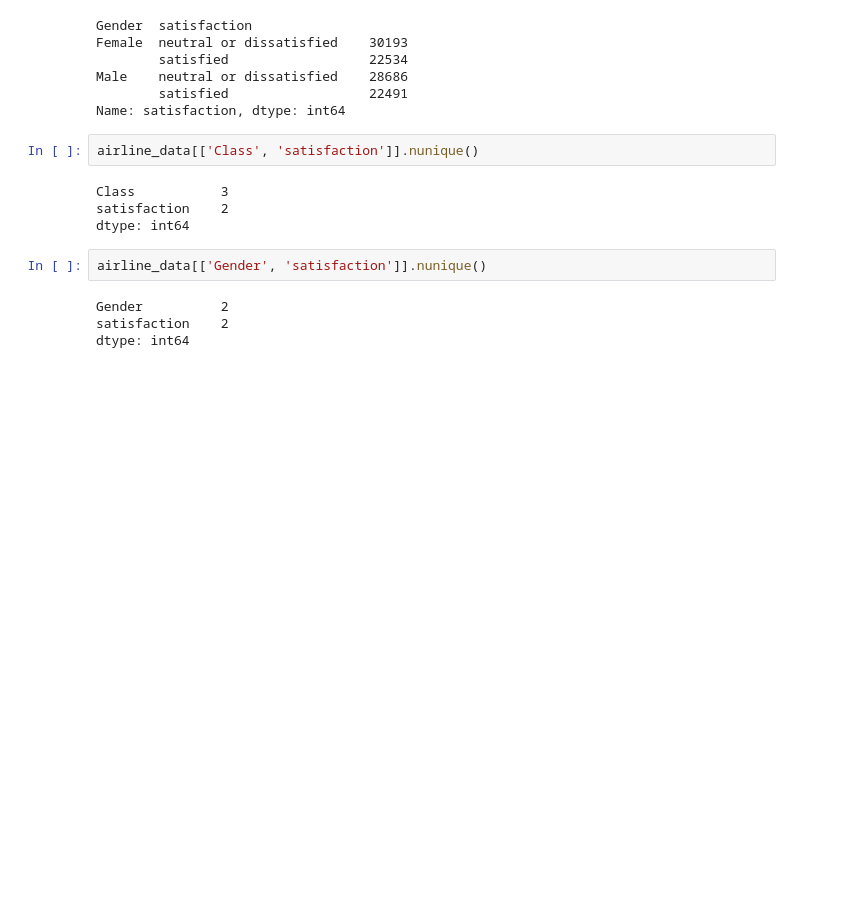
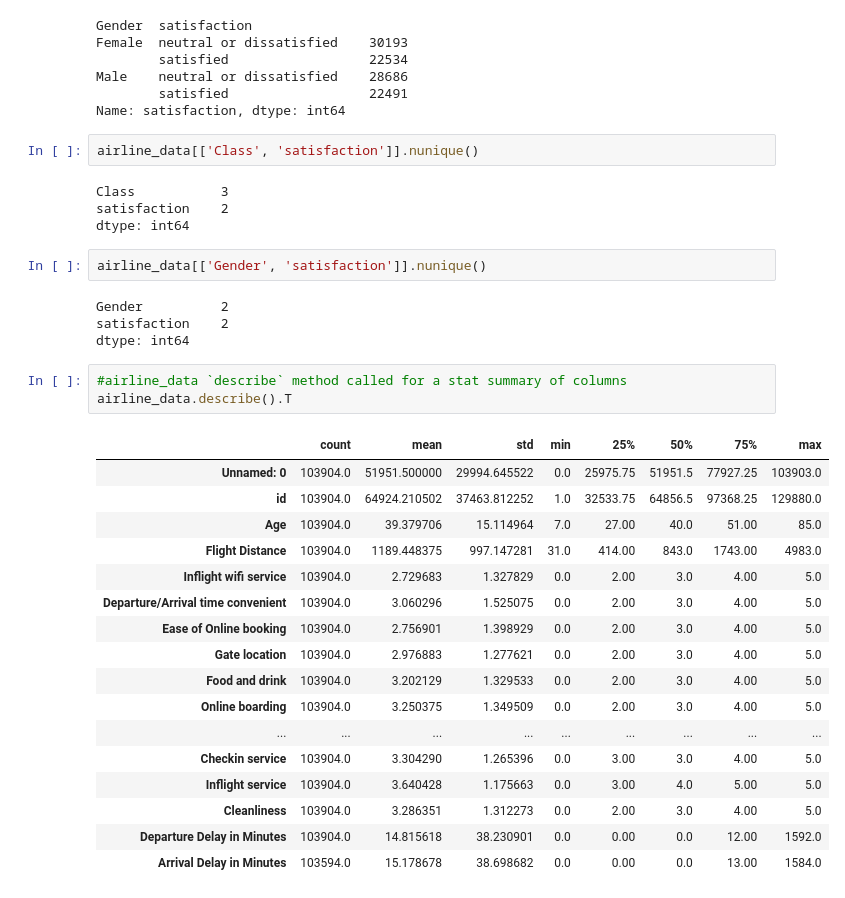
Before and after one commit to pemiran1/Capstone-Two-Airline-Satisfaction-Project, a Jupyter notebook: airline-project.ipynb, the cells around one changed output. Saved outputs shown, nothing was run; the diff lists cells and outputs as text; blank space fills up the shorter version.

Commit message:
Kaggle Notebook | Airline Project | Version 3

```diff
--- a/airline-project.ipynb
+++ b/airline-project.ipynb
@@ -190,3 +193,24 @@ airline_data[['Gender', 'satisfaction']].nunique()
 Gender          2
 satisfaction    2
 dtype: int64
+# %%
+#airline_data `describe` method called for a stat summary of columns
+airline_data.describe().T
+# %% [output]
+|  | count | mean | std | min | 25% | 50% | 75% | max |
+| Unnamed: 0 | 103904.0 | 51951.500000 | 29994.645522 | 0.0 | 25975.75 | 51951.5 | 77927.25 | 103903.0 |
+| id | 103904.0 | 64924.210502 | 37463.812252 | 1.0 | 32533.75 | 64856.5 | 97368.25 | 129880.0 |
+| Age | 103904.0 | 39.379706 | 15.114964 | 7.0 | 27.00 | 40.0 | 51.00 | 85.0 |
+| Flight Distance | 103904.0 | 1189.448375 | 997.147281 | 31.0 | 414.00 | 843.0 | 1743.00 | 4983.0 |
+| Inflight wifi service | 103904.0 | 2.729683 | 1.327829 | 0.0 | 2.00 | 3.0 | 4.00 | 5.0 |
+| Departure/Arrival time convenient | 103904.0 | 3.060296 | 1.525075 | 0.0 | 2.00 | 3.0 | 4.00 | 5.0 |
+| Ease of Online booking | 103904.0 | 2.756901 | 1.398929 | 0.0 | 2.00 | 3.0 | 4.00 | 5.0 |
+| Gate location | 103904.0 | 2.976883 | 1.277621 | 0.0 | 2.00 | 3.0 | 4.00 | 5.0 |
+| Food and drink | 103904.0 | 3.202129 | 1.329533 | 0.0 | 2.00 | 3.0 | 4.00 | 5.0 |
+| Online boarding | 103904.0 | 3.250375 | 1.349509 | 0.0 | 2.00 | 3.0 | 4.00 | 5.0 |
+| ... | ... | ... | ... | ... | ... | ... | ... | ... |
+| Checkin service | 103904.0 | 3.304290 | 1.265396 | 0.0 | 3.00 | 3.0 | 4.00 | 5.0 |
+| Inflight service | 103904.0 | 3.640428 | 1.175663 | 0.0 | 3.00 | 4.0 | 5.00 | 5.0 |
+| Cleanliness | 103904.0 | 3.286351 | 1.312273 | 0.0 | 2.00 | 3.0 | 4.00 | 5.0 |
+| Departure Delay in Minutes | 103904.0 | 14.815618 | 38.230901 | 0.0 | 0.00 | 0.0 | 12.00 | 1592.0 |
+| Arrival Delay in Minutes | 103594.0 | 15.178678 | 38.698682 | 0.0 | 0.00 | 0.0 | 13.00 | 1584.0 |
```
Also changed, not shown: parts of 1 cell of this notebook.
